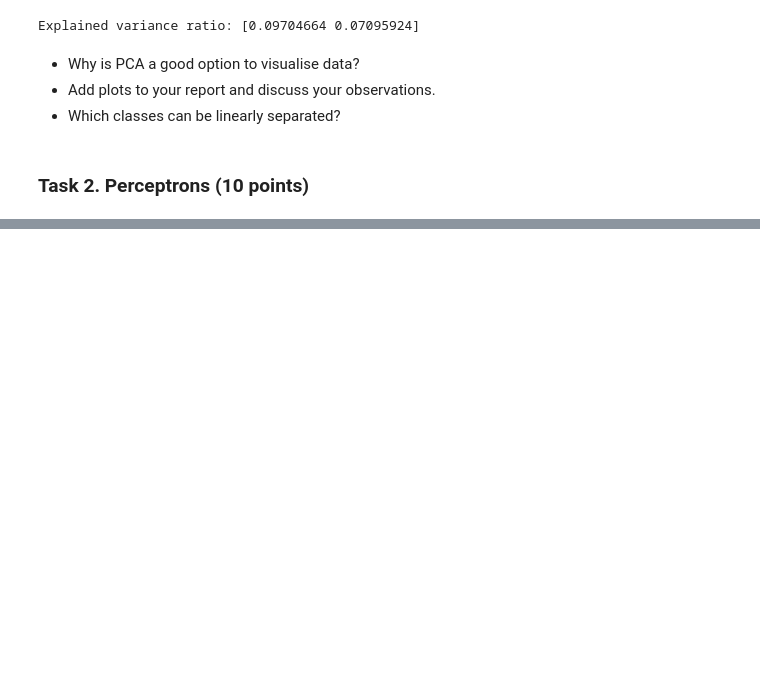
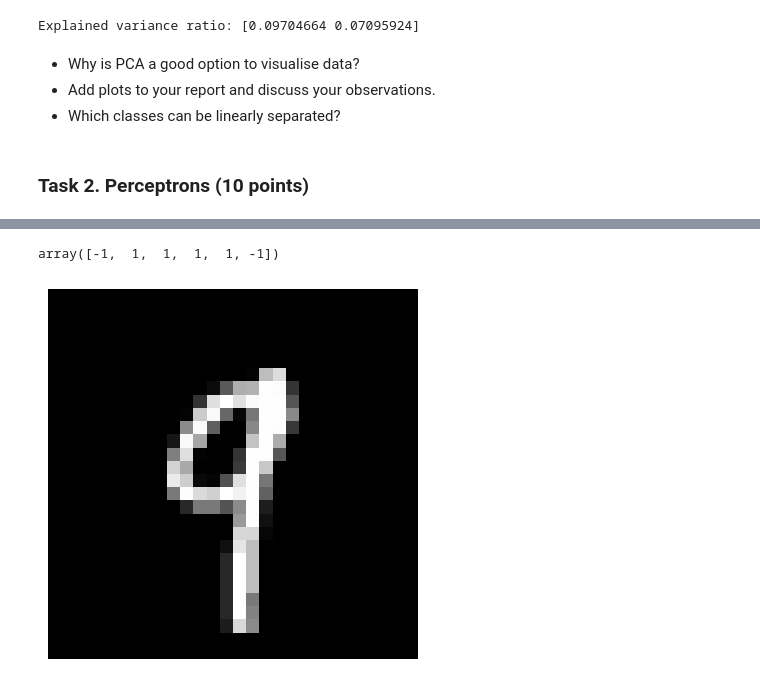
Before and after one commit to Manouil/ffoml, a Jupyter notebook: ga2.ipynb, the cells around one changed output, grey strips where cells are left out. Cells and saved outputs as stored; diff of their text form; code cells hidden in the pictures; blank space fills up the shorter version.

```diff
--- a/ga2.ipynb
+++ b/ga2.ipynb
@@ -41,5 +45,6 @@ Explained variance ratio: [0.09704664 0.07095924]
 # %%
 cond = (y_train==0) + (y_train==1)
 binary_x_train = x_train[cond, :]
-binary_y_train = y_train[cond]
-binary_y_train[b]
+binary_y_train = y_train[cond].astype(int)
+binary_y_train[binary_y_train == 0] = -1
+binary_y_train[binary_y_train == 1] = 1
@@ -45,0 +102,23 @@ binary_y_train[b]
+# %%
+digit = binary_x_train[8].reshape(28, 28)
+# %%
+binary_y_train[:6]
+# %% [output]
+array([-1,  1,  1,  1,  1, -1])
+# %%
+import numpy as np
+import matplotlib.pyplot as plt
+
+def print_digit(sample_no):
+    digit = sample_no.reshape(28, 28)
+
+    plt.imshow(digit, cmap='gray')  # Use 'gray' colormap for grayscale images
+    plt.axis('off')  # Hide the axes
+    plt.show()
+# %%
+sorted_labels = np.argsort(y_train)
+x_train_sorted = x_train[sorted_labels]
+# %%
+print_digit(x_train_sorted[59999])
+# %% [output]
+[figure, added]
```
Also changed, not shown: parts of 2 cells of this notebook, 1 other file.
